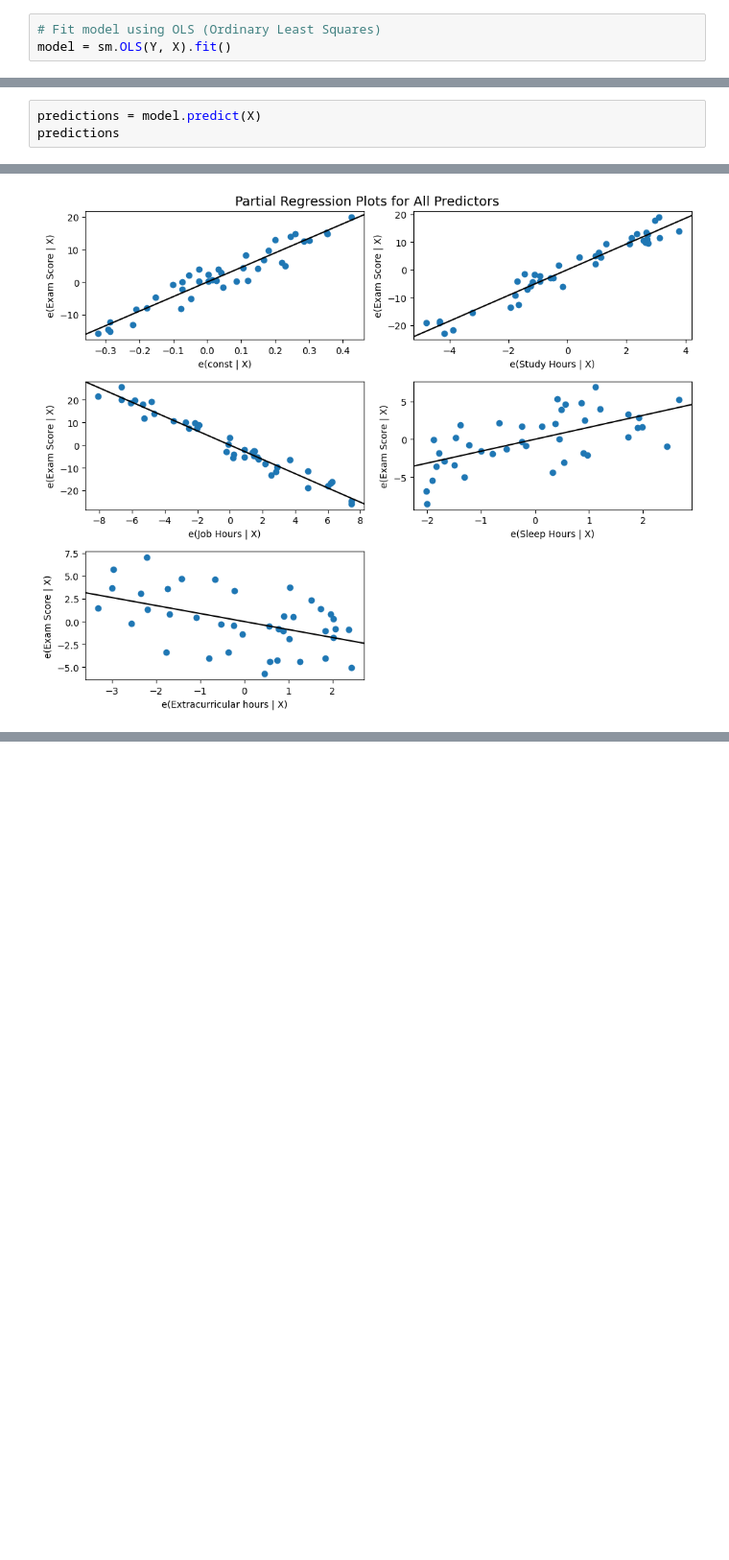
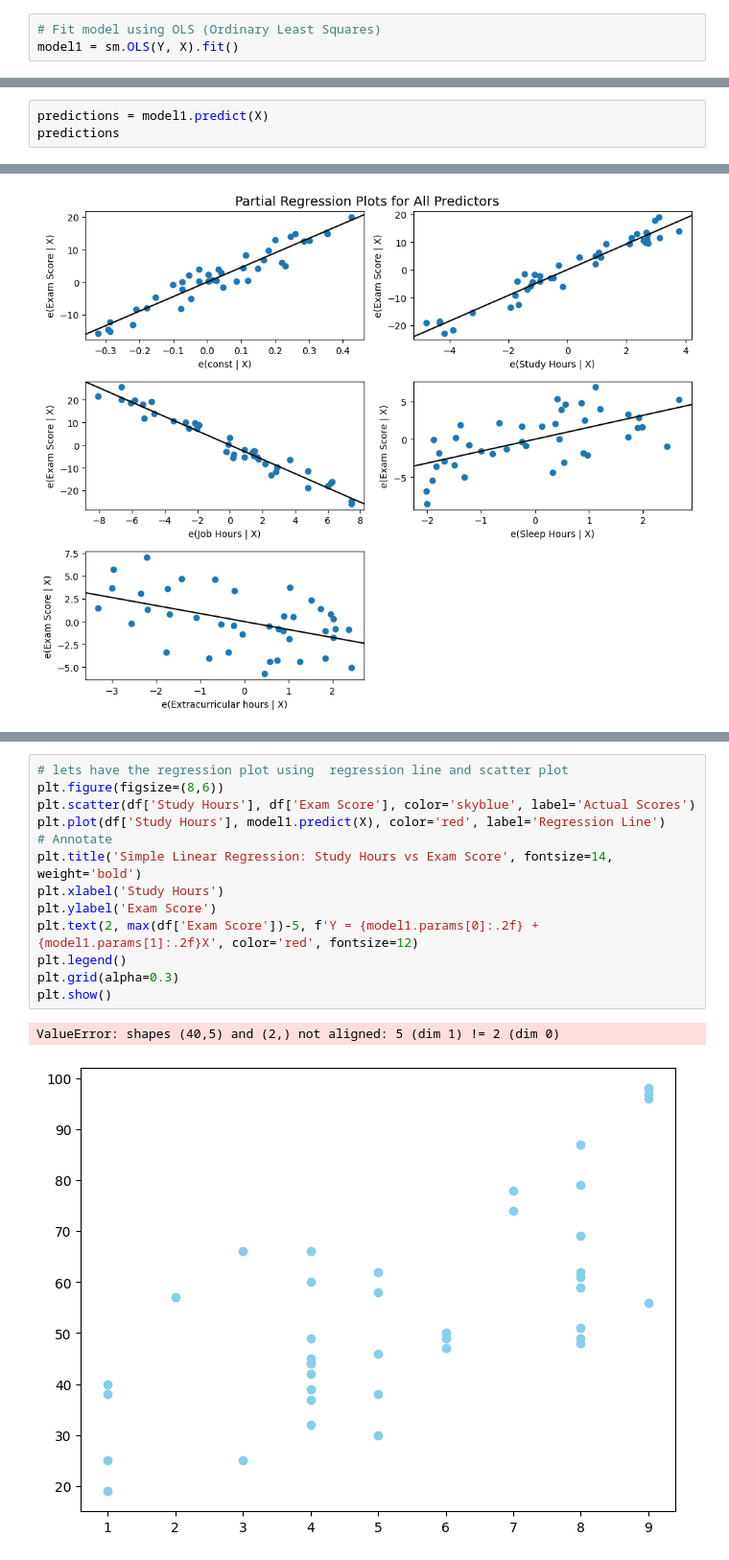
Before and after one commit to alfamado/task, a Jupyter notebook: Correlation_Regression/corr_reg.ipynb, the cells around one changed output, grey strips where cells are left out. Shown at 96% size. Drawn from its saved outputs; the diff is of its cells as text; blank space fills up the shorter version.

```diff
--- a/Correlation_Regression/corr_reg.ipynb
+++ b/Correlation_Regression/corr_reg.ipynb
@@ -110,5 +110,5 @@ X.head()
 | 4 | 1.0 | 8 |
 # %%
 # Fit model using OLS (Ordinary Least Squares)
-model = sm.OLS(Y, X).fit()
+model1 = sm.OLS(Y, X).fit()
 # %%
@@ -148,7 +148,7 @@ plt.show()
 # %% [output]
 [figure]
 # %%
-predictions = model.predict(X)
+predictions = model1.predict(X)
 predictions
 # %% [output]
 0     73.845272
@@ -255,0 +265,16 @@ Notes:
+# %%
+# lets have the regression plot using  regression line and scatter plot
+plt.figure(figsize=(8,6))
+plt.scatter(df['Study Hours'], df['Exam Score'], color='skyblue', label='Actual Scores')
+plt.plot(df['Study Hours'], model1.predict(X), color='red', label='Regression Line')
+# Annotate
+plt.title('Simple Linear Regression: Study Hours vs Exam Score', fontsize=14, weight='bold')
+plt.xlabel('Study Hours')
+plt.ylabel('Exam Score')
+plt.text(2, max(df['Exam Score'])-5, f'Y = {model1.params[0]:.2f} + {model1.params[1]:.2f}X', color='red', fontsize=12)
+plt.legend()
+plt.grid(alpha=0.3)
+plt.show()
+# %% [output]
+ValueError: shapes (40,5) and (2,) not aligned: 5 (dim 1) != 2 (dim 0)
+[figure, added]
```
Also changed, not shown: parts of 4 cells of this notebook, 19 other files.
